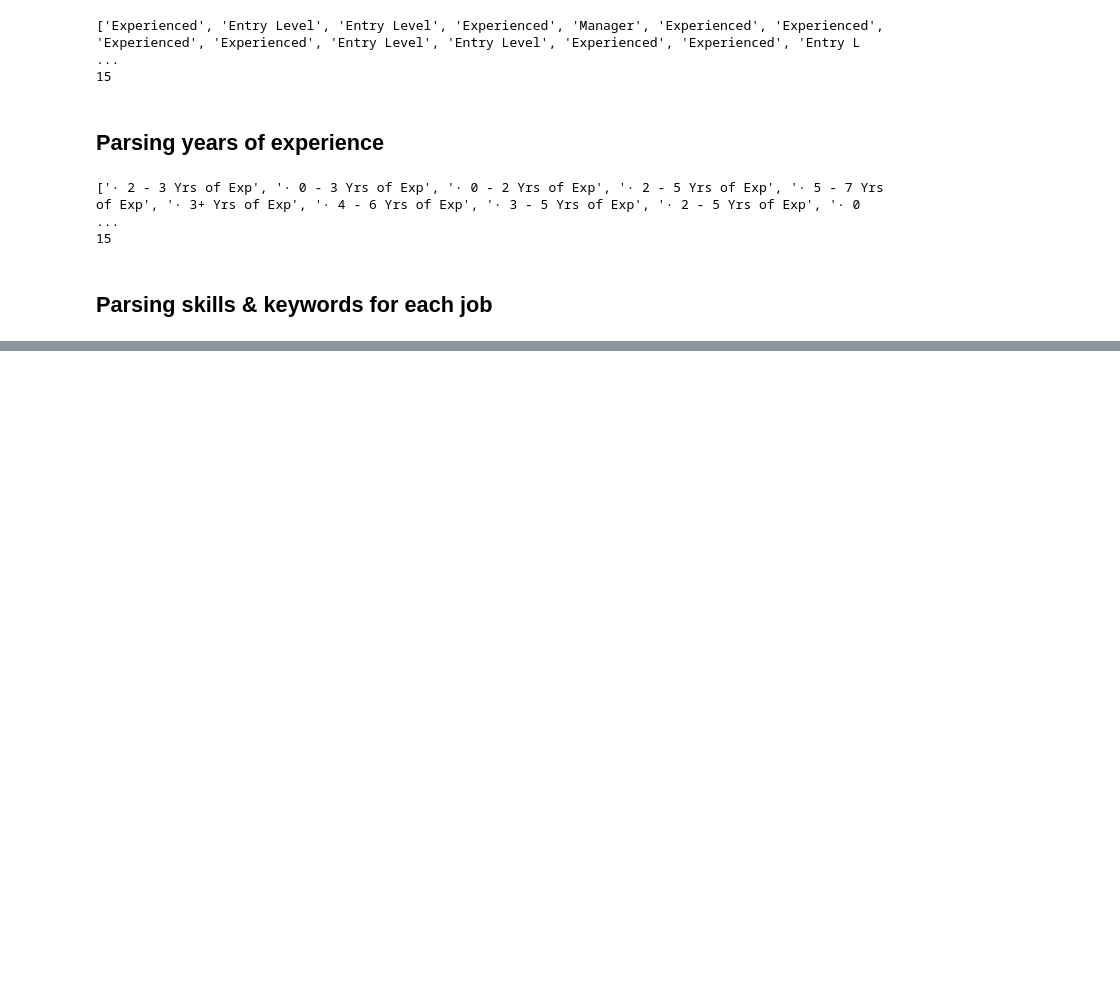
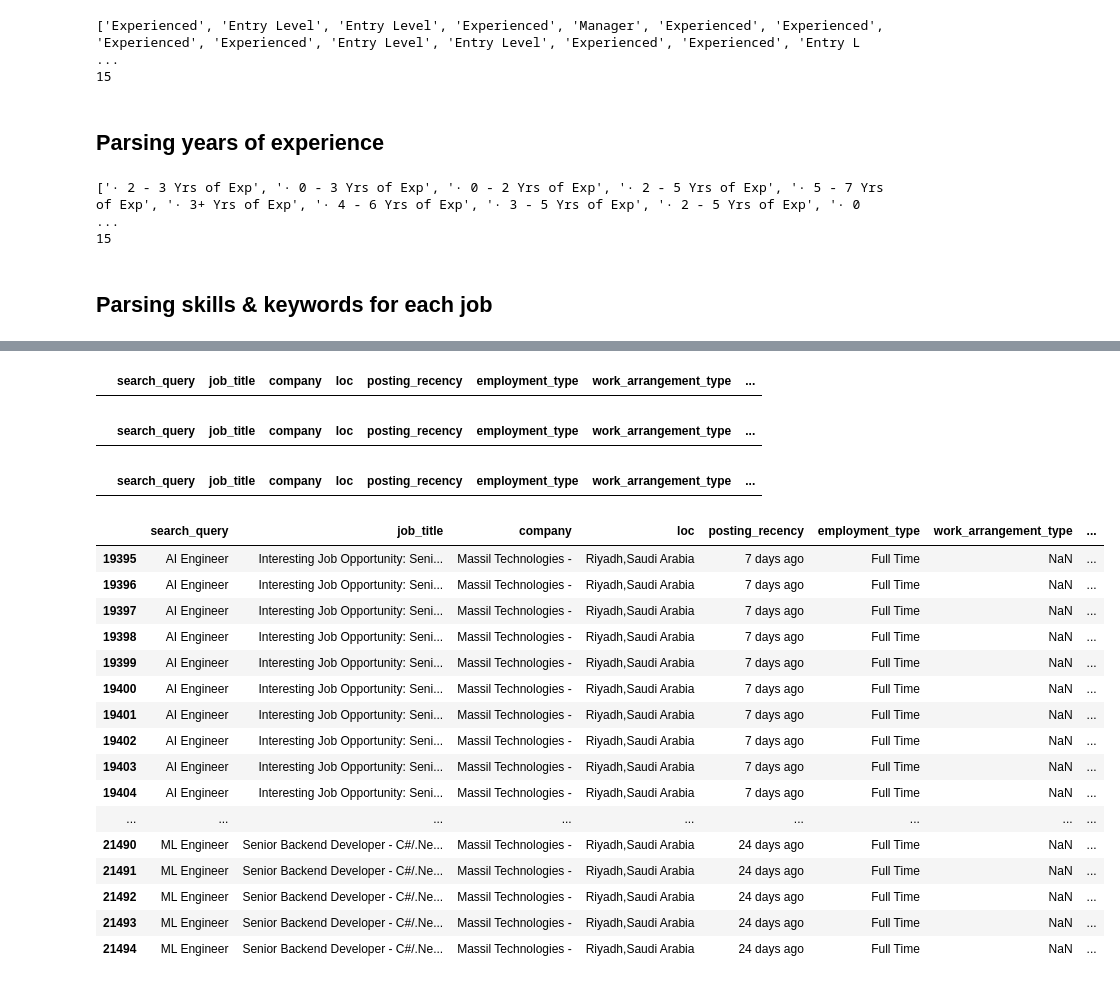
Before and after one commit to hvmdy808/Jobify, a Jupyter notebook: notebooks/eda.ipynb, the cells around one changed output, grey strips where cells are left out. Saved outputs shown, nothing was run; the diff lists cells and outputs as text; code cells hidden in the pictures; blank space fills up the shorter version.

```diff
--- a/notebooks/eda.ipynb
+++ b/notebooks/eda.ipynb
@@ -260,0 +373,4 @@ print(len(skills))
+# %%
+df[df['job_title'].str.contains('&amp;')]
+# %% [output]
+|  | search_query | job_title | company | loc | posting_recency | employment_type | work_arrangement_type | ... |
@@ -260,0 +381,28 @@ print(len(skills))
+# %%
+df[df['job_title'].str.contains('#038')]
+# %% [output]
+|  | search_query | job_title | company | loc | posting_recency | employment_type | work_arrangement_type | ... |
+# %%
+df[df['job_title'].str.contains('&#8211;')]
+# %% [output]
+|  | search_query | job_title | company | loc | posting_recency | employment_type | work_arrangement_type | ... |
+# %%
+df[df['job_title'].str.contains(r'[_#]', regex=True)]
+# %% [output]
+|  | search_query | job_title | company | loc | posting_recency | employment_type | work_arrangement_type | ... |
+| 19395 | AI Engineer | Interesting Job Opportunity: Seni... | Massil Technologies - | Riyadh,Saudi Arabia | 7 days ago | Full Time | NaN | ... |
+| 19396 | AI Engineer | Interesting Job Opportunity: Seni... | Massil Technologies - | Riyadh,Saudi Arabia | 7 days ago | Full Time | NaN | ... |
+| 19397 | AI Engineer | Interesting Job Opportunity: Seni... | Massil Technologies - | Riyadh,Saudi Arabia | 7 days ago | Full Time | NaN | ... |
+| 19398 | AI Engineer | Interesting Job Opportunity: Seni... | Massil Technologies - | Riyadh,Saudi Arabia | 7 days ago | Full Time | NaN | ... |
+| 19399 | AI Engineer | Interesting Job Opportunity: Seni... | Massil Technologies - | Riyadh,Saudi Arabia | 7 days ago | Full Time | NaN | ... |
+| 19400 | AI Engineer | Interesting Job Opportunity: Seni... | Massil Technologies - | Riyadh,Saudi Arabia | 7 days ago | Full Time | NaN | ... |
+| 19401 | AI Engineer | Interesting Job Opportunity: Seni... | Massil Technologies - | Riyadh,Saudi Arabia | 7 days ago | Full Time | NaN | ... |
+| 19402 | AI Engineer | Interesting Job Opportunity: Seni... | Massil Technologies - | Riyadh,Saudi Arabia | 7 days ago | Full Time | NaN | ... |
+| 19403 | AI Engineer | Interesting Job Opportunity: Seni... | Massil Technologies - | Riyadh,Saudi Arabia | 7 days ago | Full Time | NaN | ... |
+| 19404 | AI Engineer | Interesting Job Opportunity: Seni... | Massil Technologies - | Riyadh,Saudi Arabia | 7 days ago | Full Time | NaN | ... |
+| ... | ... | ... | ... | ... | ... | ... | ... | ... |
+| 21490 | ML Engineer | Senior Backend Developer - C#/.Ne... | Massil Technologies - | Riyadh,Saudi Arabia | 24 days ago | Full Time | NaN | ... |
+| 21491 | ML Engineer | Senior Backend Developer - C#/.Ne... | Massil Technologies - | Riyadh,Saudi Arabia | 24 days ago | Full Time | NaN | ... |
+| 21492 | ML Engineer | Senior Backend Developer - C#/.Ne... | Massil Technologies - | Riyadh,Saudi Arabia | 24 days ago | Full Time | NaN | ... |
+| 21493 | ML Engineer | Senior Backend Developer - C#/.Ne... | Massil Technologies - | Riyadh,Saudi Arabia | 24 days ago | Full Time | NaN | ... |
+| 21494 | ML Engineer | Senior Backend Developer - C#/.Ne... | Massil Technologies - | Riyadh,Saudi Arabia | 24 days ago | Full Time | NaN | ... |
```
Also changed, not shown: parts of 81 cells of this notebook.
